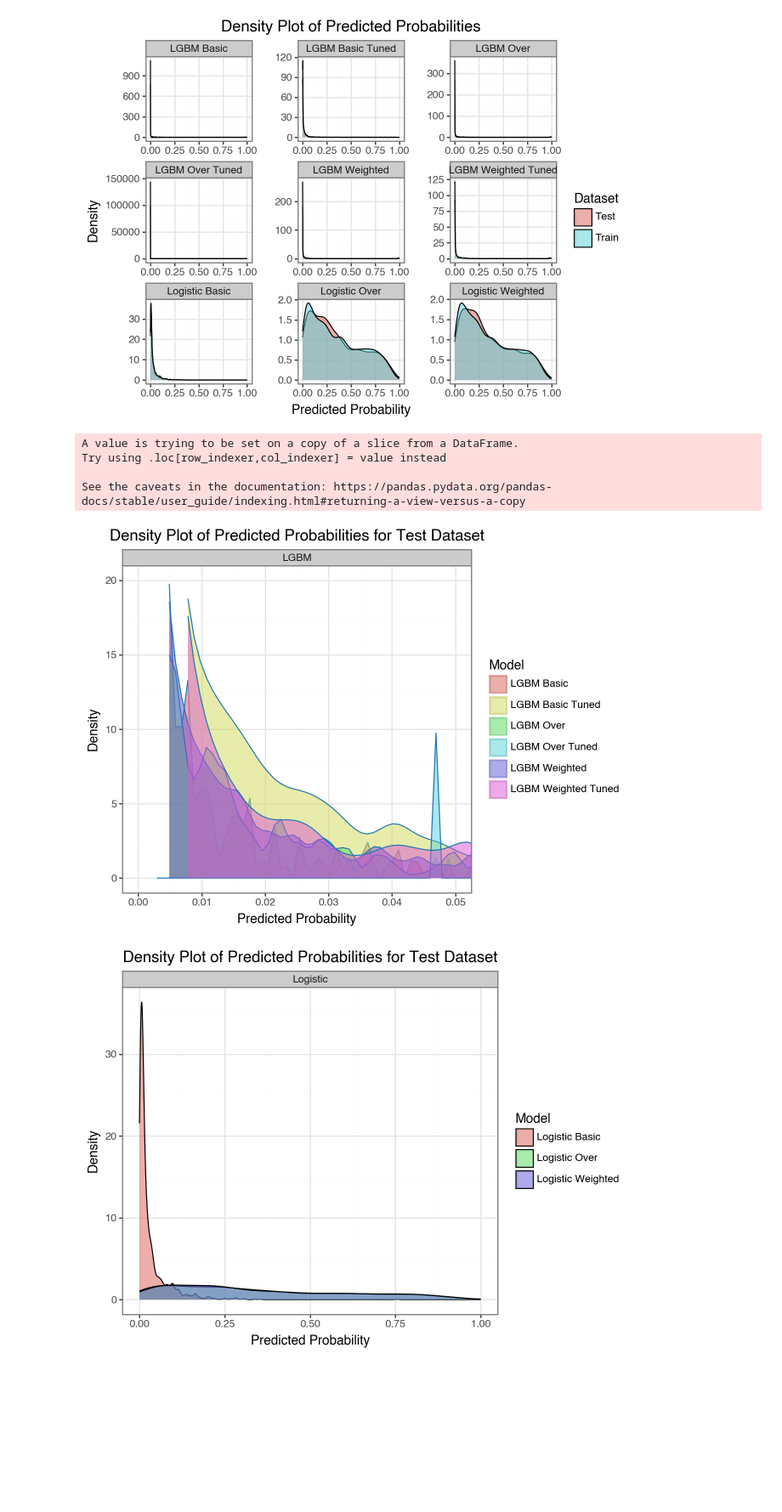
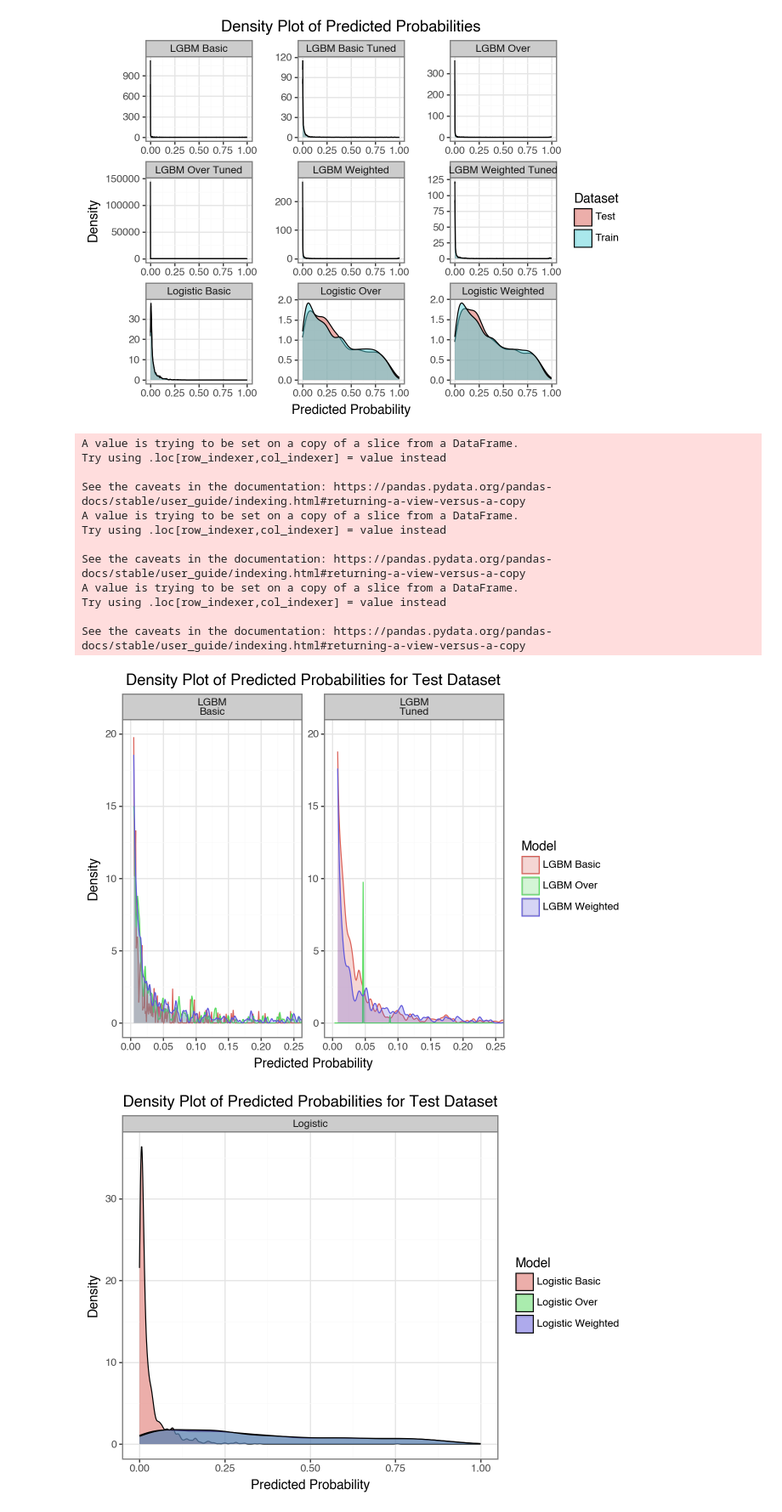
Before and after one commit to m-clark/m-clark.github.io, a Jupyter notebook: posts/2025-01-28-class-imbalance/wine_quality.ipynb, the cells around one changed output. Shown at 85% size. Saved outputs shown, nothing was run; the diff lists cells and outputs as text; code cells hidden in the pictures; blank space fills up the shorter version.

Commit message:
imbalance cleanup and content add

```diff
--- a/posts/2025-01-28-class-imbalance/wine_quality.ipynb
+++ b/posts/2025-01-28-class-imbalance/wine_quality.ipynb
@@ -11,9 +11,13 @@ from sklearn.metrics import (
     recall_score,
     precision_score,
     f1_score,
+    fbeta_score,
     roc_auc_score,
+    roc_curve,
     confusion_matrix,
-    precision_recall_curve
+    precision_recall_curve,
+    average_precision_score,
+    cohen_kappa_score,
 )
 from sklearn.calibration import calibration_curve, CalibrationDisplay
 
@@ -24,11 +28,14 @@ from lightgbm import LGBMClassifier
 from sklearn.linear_model import LogisticRegression
 
 from plotnine import *
-theme_set(theme_tufte())
+# theme_set(theme_tufte())
 # %% [markdown]
 ## Data
+# %%
+base_dir = '../../data/class-imbalance/'
+seed = 42
 # %%
-df_wq = pd.read_csv('wine_quality_imbalance.csv')
+df_wq = pd.read_csv(base_dir + 'wine_quality_imbalance.csv')
 # %%
 df_wq.dtypes
 # %% [output]
@@ -348,34 +378,48 @@ df_pred_probs.to_csv('predicted_probabilities.csv', index=False)
 # %%
 # Filter the predicted probabilities for the required models and datasets
 df_filtered_pred_probs = df_pred_probs[
     # ((df_pred_probs['Model'] == 'Logistic Basic') |
     #  (df_pred_probs['Model'] == 'Logistic Over') |
     #  (df_pred_probs['Model'] == 'LGBM Basic') |
     #  (df_pred_probs['Model'] == 'LGBM Over') |
     #  (df_pred_probs['Model'] == 'LGBM Weighted')) &
     (df_pred_probs['Dataset'] == 'Test')
 ]
 
 # Create a new column to distinguish between LGBM and Logistic Regression models
 df_filtered_pred_probs['Model_Type'] = df_filtered_pred_probs['Model'].apply(
     lambda x: 'LGBM' if 'LGBM' in x else 'Logistic'
 )
 
+df_filtered_pred_probs['Tuned'] = df_filtered_pred_probs['Model'].apply(
+    lambda x: 'Tuned' if 'Tuned' in x else 'Basic'
+)
+
+df_filtered_pred_probs['Model'] = df_filtered_pred_probs['Model'].str.replace(' Tuned', '')
+
 (
-    ggplot(df_filtered_pred_probs.query('Model_Type == "LGBM"'), aes(x='Predicted Probability', fill='Model'))
-    + geom_density(alpha=0.5, color=None)
-    + facet_wrap("~Model_Type", scales='free')
+    ggplot(df_filtered_pred_probs.query('Model_Type == "LGBM"').sort_values('Tuned'), aes(x='Predicted Probability'))
+    + geom_density(aes(fill='Model', color='Model'), alpha=0.25)
+    + facet_wrap("~Model_Type + Tuned", scales='free')
     + labs(title='Density Plot of Predicted Probabilities for Test Dataset', x='Predicted Probability', y='Density')
     + lims(x=(0, 1), y=(0, 20))
-    + coord_cartesian(xlim=(0, .05))
+    + coord_cartesian(xlim=(0, .25))
     + theme_bw()
 )
 # %% [output]
 A value is trying to be set on a copy of a slice from a DataFrame.
 Try using .loc[row_indexer,col_indexer] = value instead
 
 See the caveats in the documentation: https://pandas.pydata.org/pandas-docs/stable/user_guide/indexing.html#returning-a-view-versus-a-copy
+A value is trying to be set on a copy of a slice from a DataFrame.
+Try using .loc[row_indexer,col_indexer] = value instead
+
+See the caveats in the documentation: https://pandas.pydata.org/pandas-docs/stable/user_guide/indexing.html#returning-a-view-versus-a-copy
+A value is trying to be set on a copy of a slice from a DataFrame.
+Try using .loc[row_indexer,col_indexer] = value instead
+
+See the caveats in the documentation: https://pandas.pydata.org/pandas-docs/stable/user_guide/indexing.html#returning-a-view-versus-a-copy
-[figure, old version]
+[figure, new version]
 # %%
 (
     ggplot(df_filtered_pred_probs.query('Model_Type != "LGBM"'), aes(x='Predicted Probability', fill='Model'))
```
Also changed, not shown: parts of 14 cells of this notebook, 29 other files.
